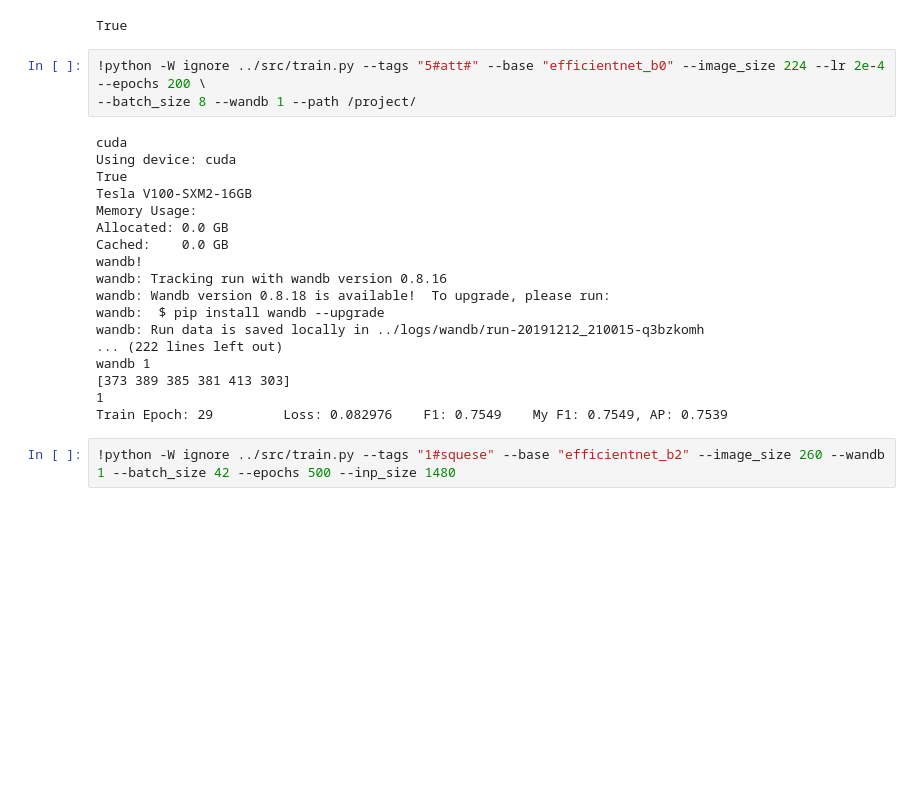
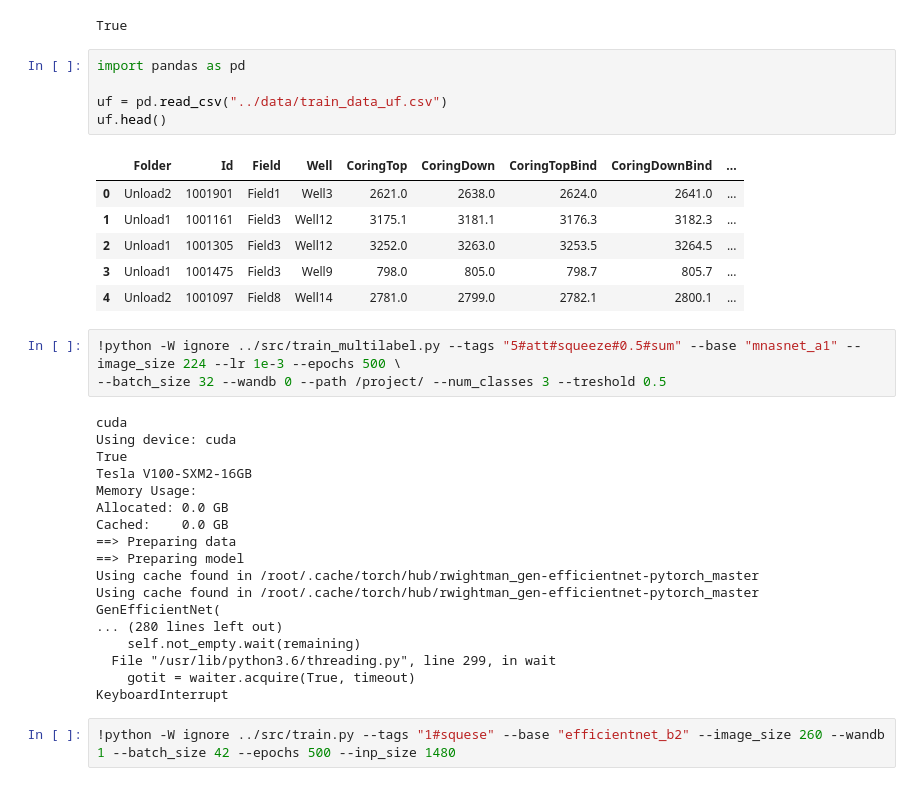
Before and after one commit to nuvard/kern_segmentation, a Jupyter notebook: notebooks/train.ipynb, the cells around one changed output. Drawn from its saved outputs; the diff is of its cells as text; blank space fills up the shorter version.

```diff
--- a/notebooks/train.ipynb
+++ b/notebooks/train.ipynb
@@ -14,9 +16,21 @@ wandb: ERROR Not authenticated.  Copy a key from https://app.wandb.ai/authorize
 API Key: ········
 wandb: Appending key for api.wandb.ai to your netrc file: /root/.netrc
 True
+# %%
+import pandas as pd
+
+uf = pd.read_csv("../data/train_data_uf.csv")
+uf.head()
+# %% [output]
+|  | Folder | Id | Field | Well | CoringTop | CoringDown | CoringTopBind | CoringDownBind | ... |
+| 0 | Unload2 | 1001901 | Field1 | Well3 | 2621.0 | 2638.0 | 2624.0 | 2641.0 | ... |
+| 1 | Unload1 | 1001161 | Field3 | Well12 | 3175.1 | 3181.1 | 3176.3 | 3182.3 | ... |
+| 2 | Unload1 | 1001305 | Field3 | Well12 | 3252.0 | 3263.0 | 3253.5 | 3264.5 | ... |
+| 3 | Unload1 | 1001475 | Field3 | Well9 | 798.0 | 805.0 | 798.7 | 805.7 | ... |
+| 4 | Unload2 | 1001097 | Field8 | Well14 | 2781.0 | 2799.0 | 2782.1 | 2800.1 | ... |
 # %%
-!python -W ignore ../src/train.py --tags "5#att#" --base "efficientnet_b0" --image_size 224 --lr 2e-4 --epochs 200 \
---batch_size 8 --wandb 1 --path /project/
+!python -W ignore ../src/train_multilabel.py --tags "5#att#squeeze#0.5#sum" --base "mnasnet_a1" --image_size 224 --lr 1e-3 --epochs 500 \
+--batch_size 32 --wandb 0 --path /project/ --num_classes 3 --treshold 0.5
 # %% [output]
 cuda
 Using device: cuda
@@ -25,16 +39,16 @@ Tesla V100-SXM2-16GB
 Memory Usage:
 Allocated: 0.0 GB
 Cached:    0.0 GB
-wandb!
-wandb: Tracking run with wandb version 0.8.16
-wandb: Wandb version 0.8.18 is available!  To upgrade, please run:
-wandb:  $ pip install wandb --upgrade
-wandb: Run data is saved locally in ../logs/wandb/run-20191212_210015-q3bzkomh
-... (222 lines left out)
-wandb 1
-[373 389 385 381 413 303]
-1
-Train Epoch: 29         Loss: 0.082976    F1: 0.7549    My F1: 0.7549, AP: 0.7539
+==> Preparing data
+==> Preparing model
+Using cache found in /root/.cache/torch/hub/rwightman_gen-efficientnet-pytorch_master
+Using cache found in /root/.cache/torch/hub/rwightman_gen-efficientnet-pytorch_master
+GenEfficientNet(
+... (280 lines left out)
+    self.not_empty.wait(remaining)
+  File "/usr/lib/python3.6/threading.py", line 299, in wait
+    gotit = waiter.acquire(True, timeout)
+KeyboardInterrupt
 # %%
 !python -W ignore ../src/train.py --tags "1#squese" --base "efficientnet_b2" --image_size 260 --wandb 1 --batch_size 42 --epochs 500 --inp_size 1480
 # %%
```
Also changed, not shown: parts of 1 cell of this notebook, 57 other files.
